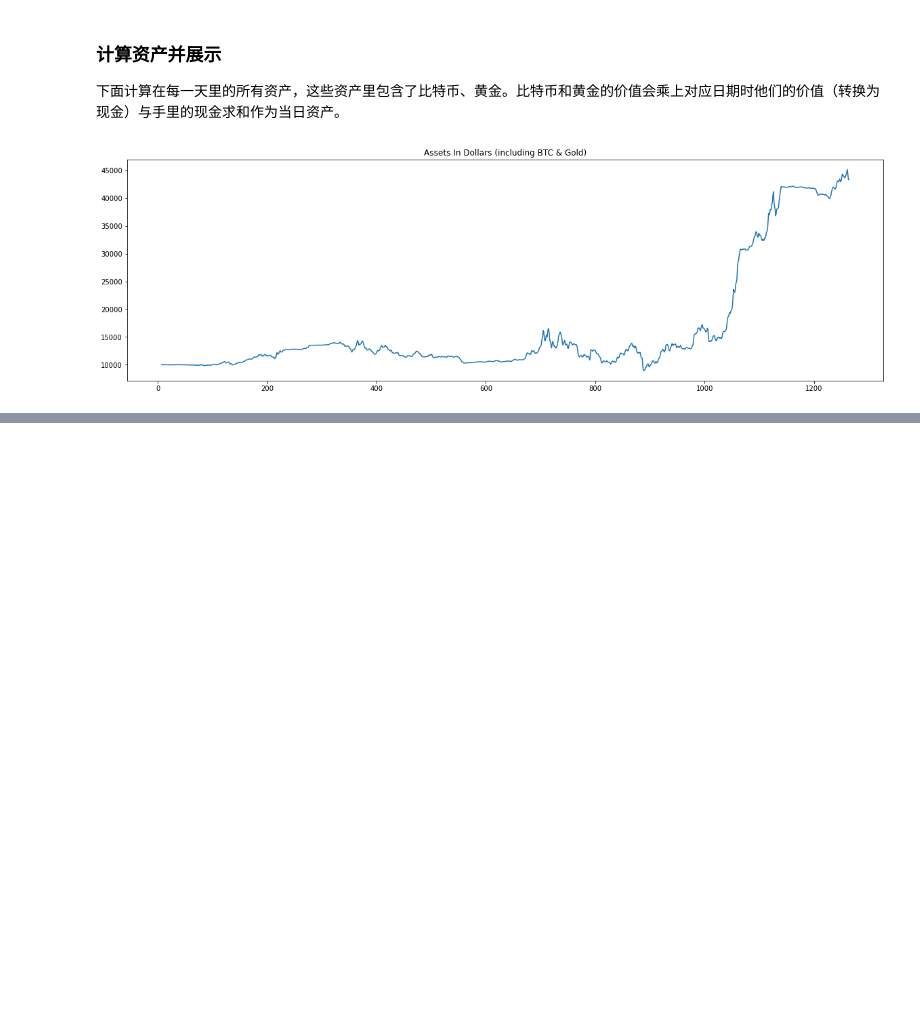
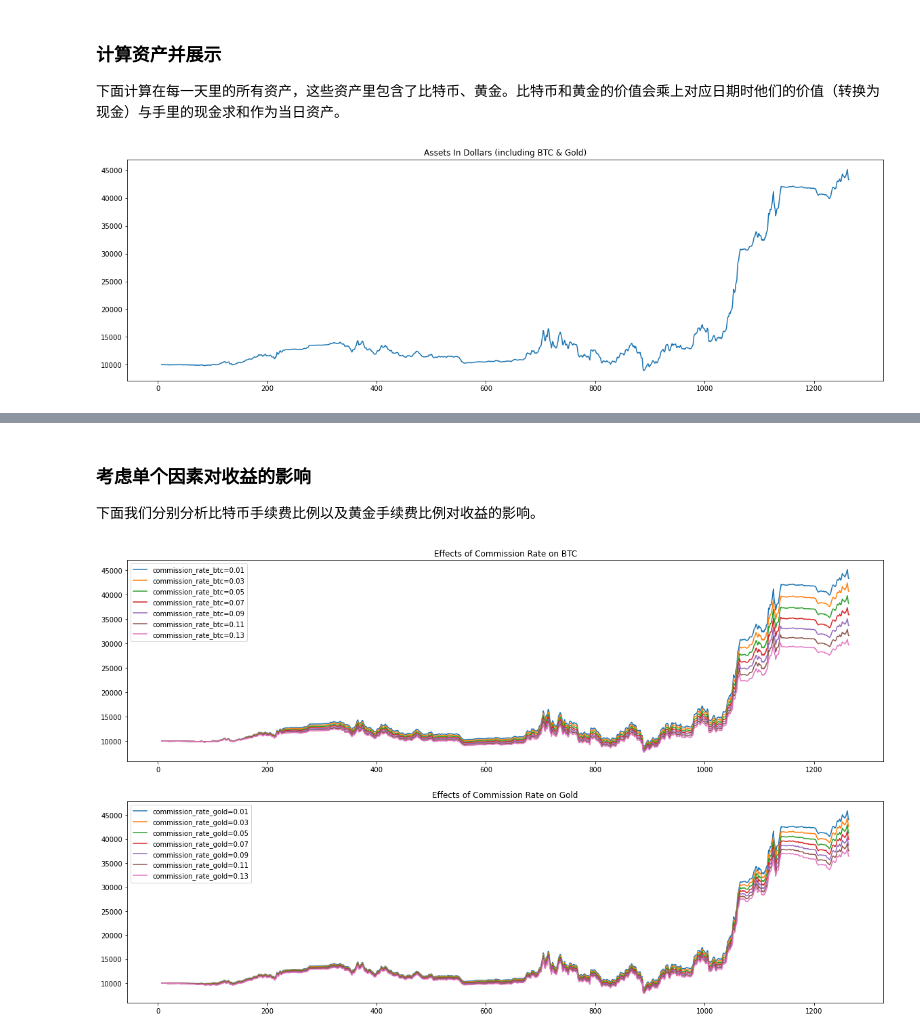
Before and after one commit to SalHe/mcm-2022, a Jupyter notebook: try-trade2.ipynb, the cells around one changed output, grey strips where cells are left out. Cells and saved outputs as stored; diff of their text form; code cells hidden in the pictures; blank space fills up the shorter version.

```diff
--- a/try-trade2.ipynb
+++ b/try-trade2.ipynb
@@ -181,10 +182,17 @@ try_trade()
 
 下面计算在每一天里的所有资产，这些资产里包含了比特币、黄金。比特币和黄金的价值会乘上对应日期时他们的价值（转换为现金）与手里的现金求和作为当日资产。
 # %%
-plt.figure(figsize=(20, 6))
-plt.title('Assets In Dollars (including BTC & Gold)')
-(all_tradings[LABEL_ASSETS_CASH] + all_tradings[LABEL_ASSETS_GOLD] * all_tradings[LABEL_GOLD_VALUE] +
- all_tradings[LABEL_ASSETS_BTC] * all_tradings[LABEL_BITCOIN_VALUE]).plot()
-plt.show()
+def get_assets():
+    return all_tradings[LABEL_ASSETS_CASH] + all_tradings[LABEL_ASSETS_GOLD] * all_tradings[LABEL_GOLD_VALUE] + all_tradings[LABEL_ASSETS_BTC] * all_tradings[LABEL_BITCOIN_VALUE]
+
+
+def show_assets():
+    plt.figure(figsize=(20, 6))
+    plt.title('Assets In Dollars (including BTC & Gold)')
+    get_assets().plot()
+    plt.show()
+
+
+show_assets()
 # %% [output]
 [figure]
@@ -190,0 +206,22 @@ plt.show()
+# %% [markdown]
+### 考虑单个因素对收益的影响
+
+下面我们分别分析比特币手续费比例以及黄金手续费比例对收益的影响。
+# %%
+plt.figure(figsize=(20, 12))
+plt.subplot(2, 1, 1)
+for x in range(1,15,2):
+    try_trade(commission_rate_btc=x/100)
+    plt.plot(get_assets(),label='commission_rate_btc=%.2f'%(x/100))
+plt.title('Effects of Commission Rate on BTC')
+plt.legend()
+
+plt.subplot(2, 1, 2)
+for x in range(1,15,2):
+    try_trade(commission_rate_gold=x/100)
+    plt.plot(get_assets(),label='commission_rate_gold=%.2f'%(x/100))
+plt.title('Effects of Commission Rate on Gold')
+plt.legend()
+plt.show()
+# %% [output]
+[figure, added]
```
Also changed, not shown: parts of 6 cells of this notebook.
